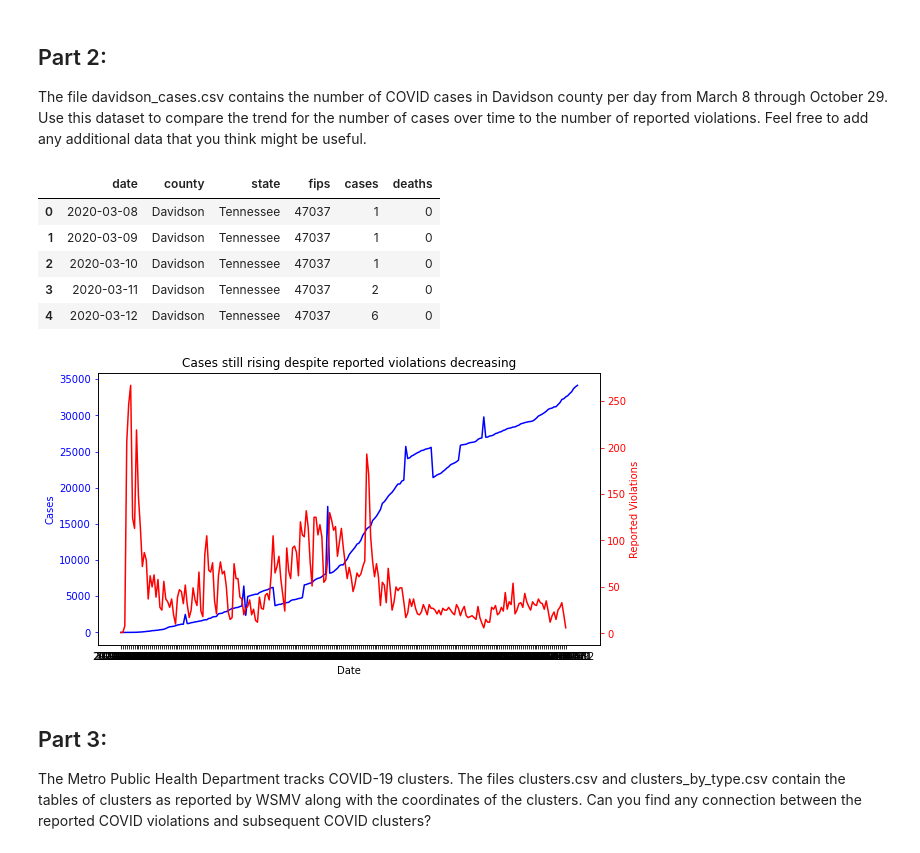
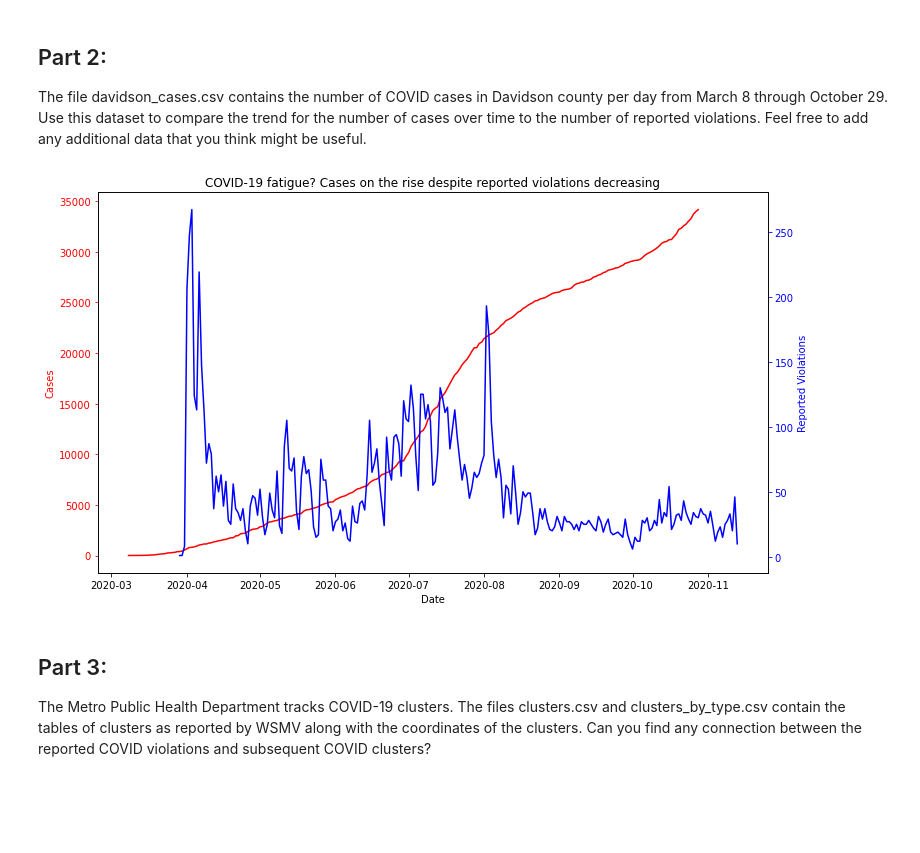
Before and after one commit to nss-data-science-cohort-4/dq4-covid-nashville-dq4_atk, a Jupyter notebook: notebooks/nashville_covid_dq4.ipynb, the cells around one changed output. Saved outputs shown, nothing was run; the diff lists cells and outputs as text; code cells hidden in the pictures; blank space fills up the shorter version.

```diff
--- a/notebooks/nashville_covid_dq4.ipynb
+++ b/notebooks/nashville_covid_dq4.ipynb
@@ -99,33 +83,34 @@ sns.scatterplot(data=hubNashville_geo, x='longitude', y='latitude',
 The file davidson_cases.csv contains the number of COVID cases in Davidson county per day from March 8 through October 29. Use this dataset to compare the trend for the number of cases over time to the number of reported violations. Feel free to add any additional data that you think might be useful.
 # %%
 davidsonco_cases = pd.read_csv('../data/davidson_cases.csv')
-davidsonco_cases.head()
-# %% [output]
-|  | date | county | state | fips | cases | deaths |
-| 0 | 2020-03-08 | Davidson | Tennessee | 47037 | 1 | 0 |
-| 1 | 2020-03-09 | Davidson | Tennessee | 47037 | 1 | 0 |
-| 2 | 2020-03-10 | Davidson | Tennessee | 47037 | 1 | 0 |
-| 3 | 2020-03-11 | Davidson | Tennessee | 47037 | 2 | 0 |
-| 4 | 2020-03-12 | Davidson | Tennessee | 47037 | 6 | 0 |
+# %%
+#converting date to datetime and setting as index
+davidsonco_cases['date'] = pd.to_datetime(davidsonco_cases['date'])
+davidsonco_cases = davidsonco_cases.set_index('date')
+davidsonco_cases = davidsonco_cases.sort_index()
+# %%
+hubNashville['opened_year_month_date'] = pd.to_datetime(hubNashville['opened_year_month_date'])
+# %%
+violations_per_day = hubNashville['opened_year_month_date'].value_counts().to_frame()
+violations_per_day = violations_per_day.sort_index()
+violations_per_day = violations_per_day.rename(columns={'opened_year_month_date':'count'})
 # %%
-#data
-violations_by_day = hubNashville.groupby('opened_year_month_date').size().to_frame('count')
-
 #plot
-fig, ax = plt.subplots(figsize=(9,5))
-ax.plot(davidsonco_cases['date'], davidsonco_cases['cases'],
-           color='blue')
+fig, ax = plt.subplots(figsize=(12,7))
+ax.plot(davidsonco_cases.index, davidsonco_cases['cases'],
+           color='red')
 ax.set_xlabel('Date')
-ax.set_ylabel('Cases', color='blue')
-ax.tick_params('y', colors='blue')
+ax.set_ylabel('Cases', color='red')
+ax.tick_params('y', colors='red')
 ax2 = ax.twinx()
-ax2.plot(violations_by_day.index, violations_by_day['count'],
-         color='red')
-ax2.set_ylabel('Reported Violations', color='red')
-ax2.tick_params('y', colors='red')
-plt.title('Cases still rising despite reported violations decreasing');
+ax2.plot(violations_per_day.index, violations_per_day['count'],
+         color='blue')
+ax2.set_ylabel('Reported Violations', color='blue')
+ax2.tick_params('y', colors='blue')
+plt.title('COVID-19 fatigue? Cases on the rise despite reported violations decreasing')
+plt.savefig('../cases_and_violations.png', dpi=100, facecolor='w', edgecolor='w', bbox_inches='tight');
 # %% [output]
-[figure, old version]
+[figure, new version]
 # %% [markdown]
 ## Part 3:
 The Metro Public Health Department tracks COVID-19 clusters. The files clusters.csv and clusters_by_type.csv contain the tables of clusters as reported by WSMV along with the coordinates of the clusters. Can you find any connection between the reported COVID violations and subsequent COVID clusters?
```
Also changed, not shown: parts of 17 cells of this notebook.
